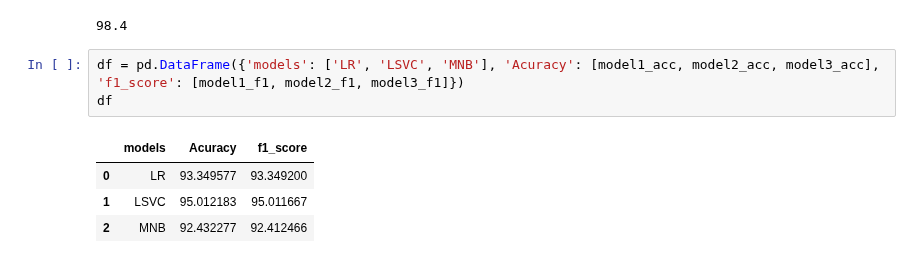
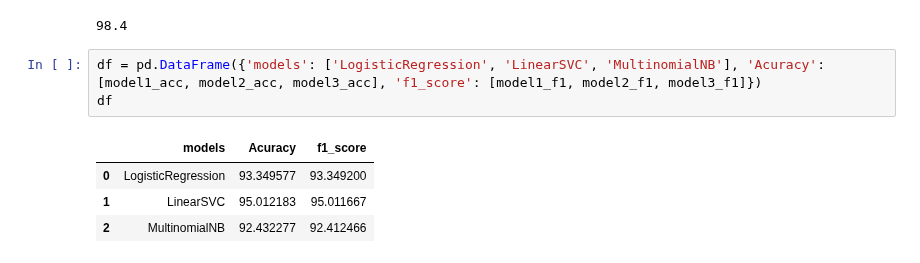
Before and after one commit to Hamidreza-Sj/Twitter-Sentiment-Analysis, a Jupyter notebook: ML approaches.ipynb, the cells around one changed output. Drawn from its saved outputs; the diff is of its cells as text.

```diff
--- a/ML approaches.ipynb
+++ b/ML approaches.ipynb
@@ -482,10 +482,10 @@ accuracy_score(y_val_le, val_pred_3) * 100
 92.41246575586526
 98.4
 # %%
-df = pd.DataFrame({'models': ['LR', 'LSVC', 'MNB'], 'Acuracy': [model1_acc, model2_acc, model3_acc], 'f1_score': [model1_f1, model2_f1, model3_f1]})
+df = pd.DataFrame({'models': ['LogisticRegression', 'LinearSVC', 'MultinomialNB'], 'Acuracy': [model1_acc, model2_acc, model3_acc], 'f1_score': [model1_f1, model2_f1, model3_f1]})
 df
 # %% [output]
 |  | models | Acuracy | f1_score |
-| 0 | LR | 93.349577 | 93.349200 |
-| 1 | LSVC | 95.012183 | 95.011667 |
-| 2 | MNB | 92.432277 | 92.412466 |
+| 0 | LogisticRegression | 93.349577 | 93.349200 |
+| 1 | LinearSVC | 95.012183 | 95.011667 |
+| 2 | MultinomialNB | 92.432277 | 92.412466 |
```
